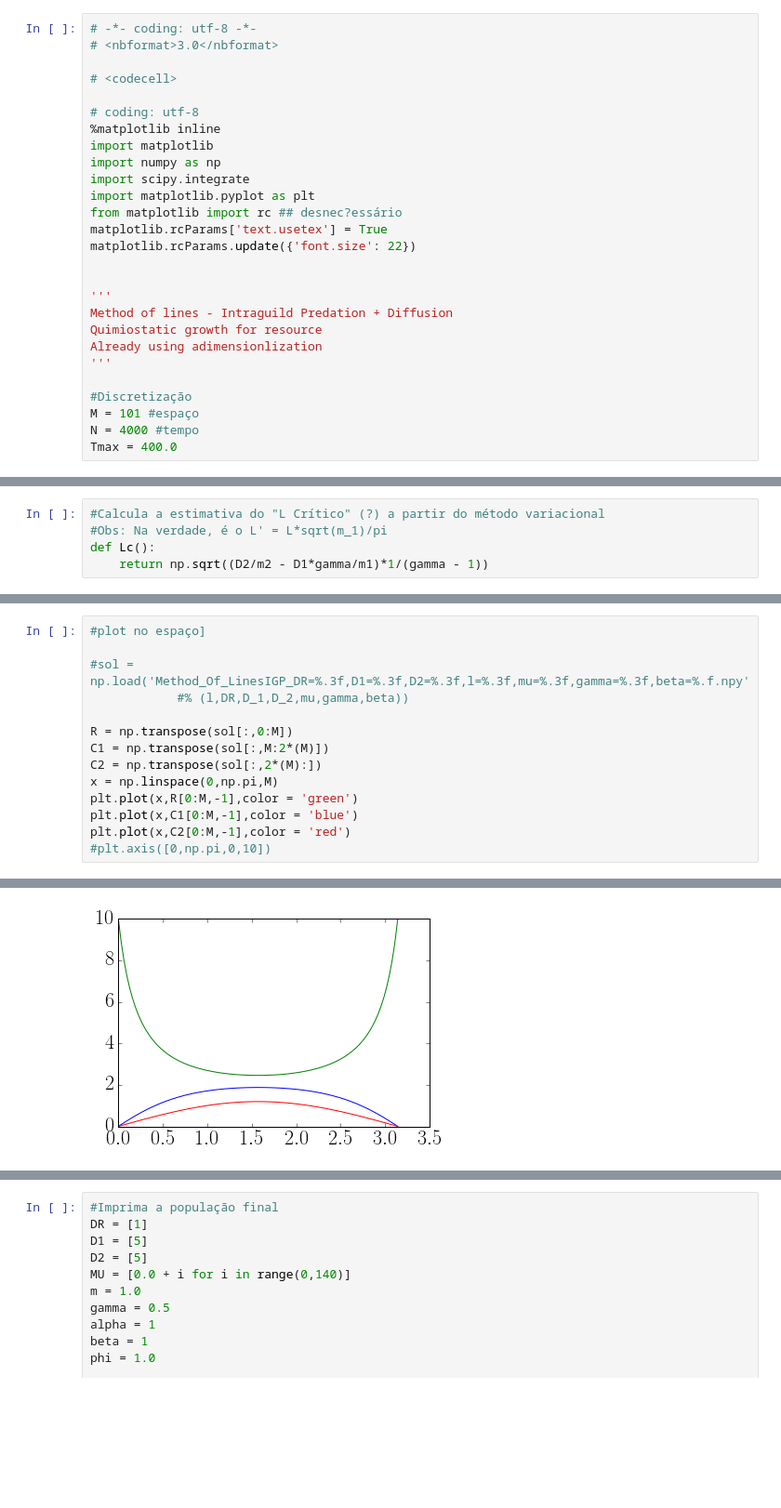
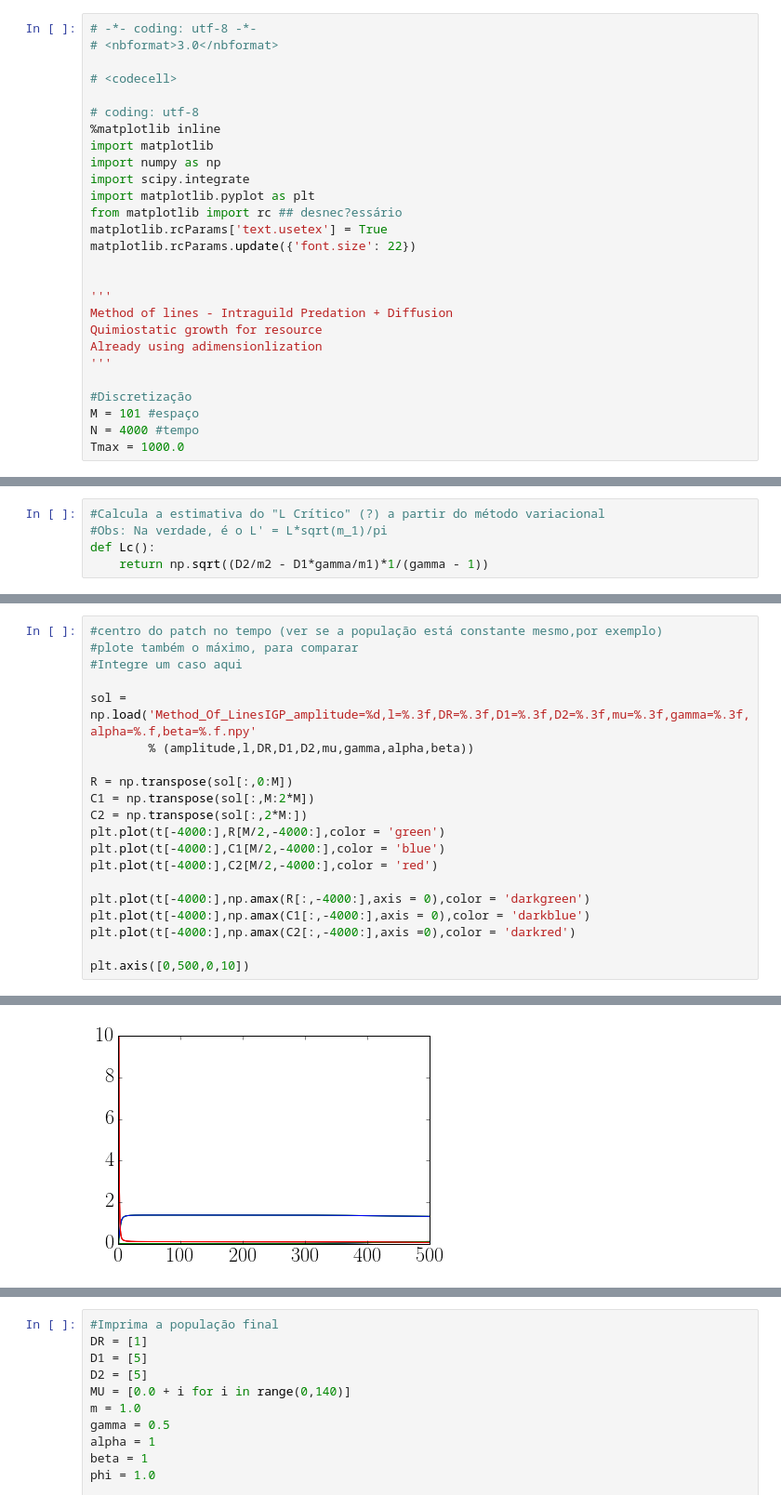
Before and after one commit to reand705/IGP, a Jupyter notebook: Method_Of_LinesIGP_MAX.ipynb, the cells around one changed output, grey strips where cells are left out. Shown at 93% size. Saved outputs shown, nothing was run; the diff lists cells and outputs as text; blank space fills up the shorter version.

Commit message:
Amplitude das condilções iniciais é um parâmetro

```diff
--- a/Method_Of_LinesIGP_MAX.ipynb
+++ b/Method_Of_LinesIGP_MAX.ipynb
@@ -24,7 +24,7 @@ Already using adimensionlization
 #Discretização
 M = 101 #espaço
 N = 4000 #tempo
-Tmax = 400.0
+Tmax = 1000.0
 # %%
 # -------------------- Funcional Response - IGP
 
@@ -236,15 +288,21 @@ np.save('Method_Of_LinesIGP_l=%.3f,DR=%.3f,D1=%.3f,D2=%.3f,mu=%.3f,gamma=%.3f,al
 # %%
-#plot no espaço]
+#centro do patch no tempo (ver se a população está constante mesmo,por exemplo)
+#plote também o máximo, para comparar
+#Integre um caso aqui
 
-#sol = np.load('Method_Of_LinesIGP_DR=%.3f,D1=%.3f,D2=%.3f,l=%.3f,mu=%.3f,gamma=%.3f,beta=%.f.npy'
-            #% (l,DR,D_1,D_2,mu,gamma,beta))
+sol = np.load('Method_Of_LinesIGP_amplitude=%d,l=%.3f,DR=%.3f,D1=%.3f,D2=%.3f,mu=%.3f,gamma=%.3f,alpha=%.f,beta=%.f.npy'
+        % (amplitude,l,DR,D1,D2,mu,gamma,alpha,beta))
 
 R = np.transpose(sol[:,0:M])
-C1 = np.transpose(sol[:,M:2*(M)])
-C2 = np.transpose(sol[:,2*(M):])
-x = np.linspace(0,np.pi,M)
-plt.plot(x,R[0:M,-1],color = 'green')
-plt.plot(x,C1[0:M,-1],color = 'blue')
-plt.plot(x,C2[0:M,-1],color = 'red')
-#plt.axis([0,np.pi,0,10])
+C1 = np.transpose(sol[:,M:2*M])
+C2 = np.transpose(sol[:,2*M:])
+plt.plot(t[-4000:],R[M/2,-4000:],color = 'green')
+plt.plot(t[-4000:],C1[M/2,-4000:],color = 'blue')
+plt.plot(t[-4000:],C2[M/2,-4000:],color = 'red')
+
+plt.plot(t[-4000:],np.amax(R[:,-4000:],axis = 0),color = 'darkgreen')
+plt.plot(t[-4000:],np.amax(C1[:,-4000:],axis = 0),color = 'darkblue')
+plt.plot(t[-4000:],np.amax(C2[:,-4000:],axis =0),color = 'darkred')
+
+plt.axis([0,500,0,10])
 # %% [output]
@@ -252 +310 @@ plt.plot(x,C2[0:M,-1],color = 'red')
-[figure, old version]
+[figure, new version]
```
Also changed, not shown: parts of 10 cells of this notebook.
